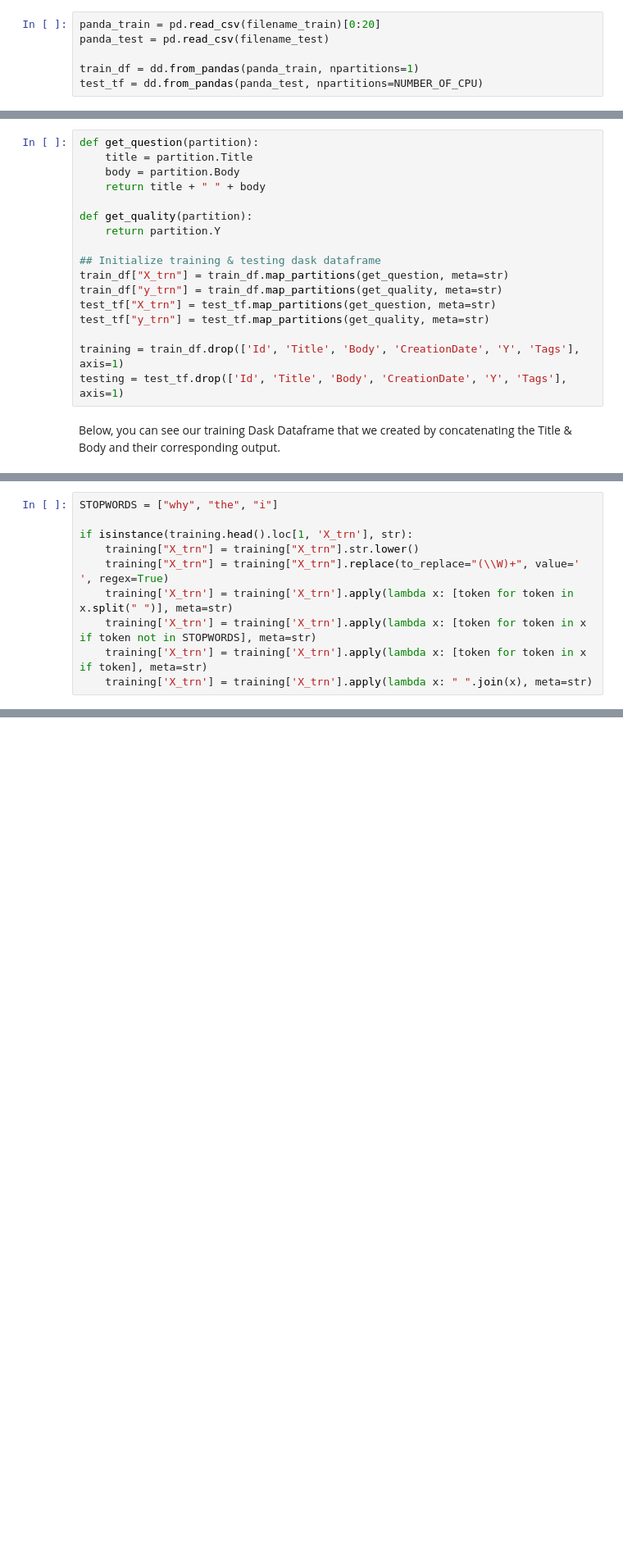
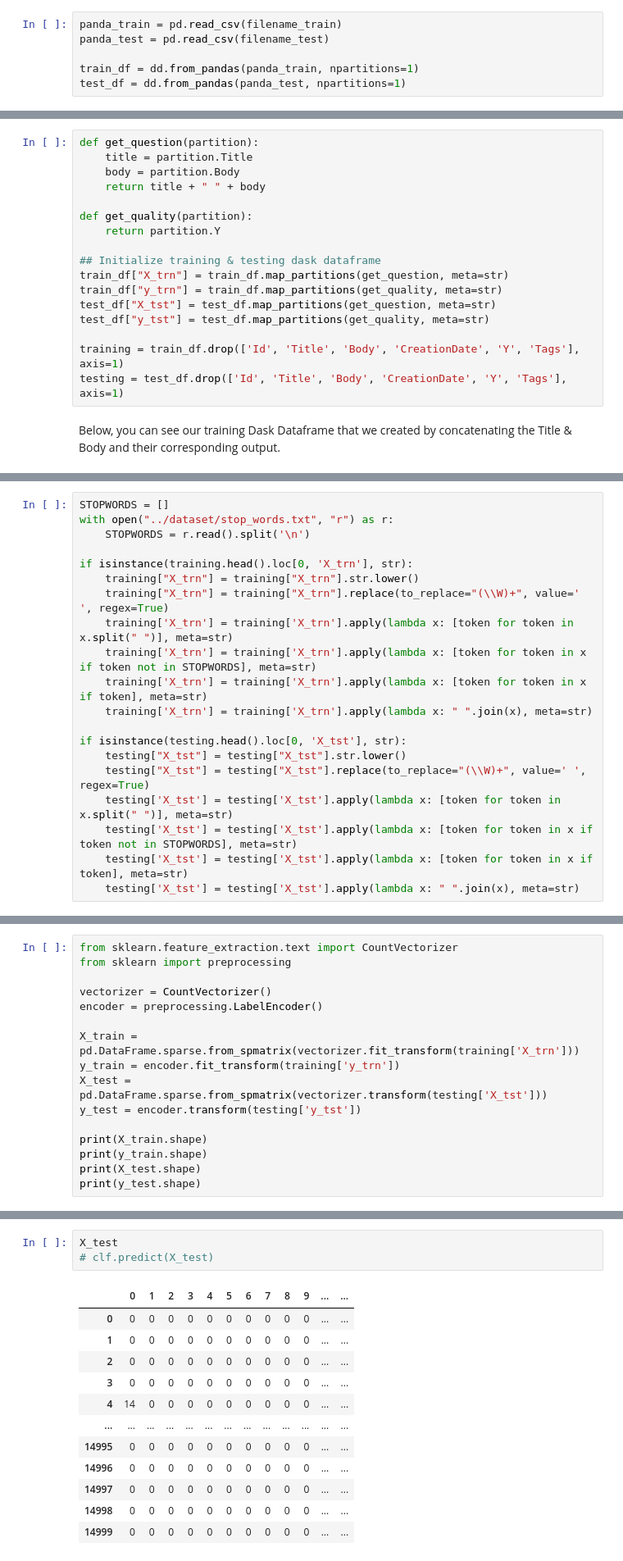
Before and after one commit to mohanadarafe/StackOverflow-Quality-Predictor, a Jupyter notebook: dask/dask_data_exploration.ipynb, the cells around one changed output, grey strips where cells are left out. Shown at 82% size. Drawn from its saved outputs; the diff is of its cells as text; blank space fills up the shorter version.

```diff
--- a/dask/dask_data_exploration.ipynb
+++ b/dask/dask_data_exploration.ipynb
@@ -17,11 +13,11 @@ NUMBER_OF_CPU = multiprocessing.cpu_count()
 # %% [markdown]
 # Load data in Dask Dataframe
 # %%
-panda_train = pd.read_csv(filename_train)[0:20]
+panda_train = pd.read_csv(filename_train)
 panda_test = pd.read_csv(filename_test)
 
 train_df = dd.from_pandas(panda_train, npartitions=1)
-test_tf = dd.from_pandas(panda_test, npartitions=NUMBER_OF_CPU)
+test_df = dd.from_pandas(panda_test, npartitions=1)
 # %% [markdown]
 Below, we can see that the dataframe is succesfully imported into a Dask dataframe. Now, we need to extract the information we need & build a trainig & testing Dataframe that we will use for the later stages.
 
@@ -49,11 +45,11 @@ def get_quality(partition):
 ## Initialize training & testing dask dataframe
 train_df["X_trn"] = train_df.map_partitions(get_question, meta=str)
 train_df["y_trn"] = train_df.map_partitions(get_quality, meta=str)
-test_tf["X_trn"] = test_tf.map_partitions(get_question, meta=str)
-test_tf["y_trn"] = test_tf.map_partitions(get_quality, meta=str)
+test_df["X_tst"] = test_df.map_partitions(get_question, meta=str)
+test_df["y_tst"] = test_df.map_partitions(get_quality, meta=str)
 
 training = train_df.drop(['Id', 'Title', 'Body', 'CreationDate', 'Y', 'Tags'], axis=1)
-testing = test_tf.drop(['Id', 'Title', 'Body', 'CreationDate', 'Y', 'Tags'], axis=1)
+testing = test_df.drop(['Id', 'Title', 'Body', 'CreationDate', 'Y', 'Tags'], axis=1)
 # %% [markdown]
 Below, you can see our training Dask Dataframe that we created by concatenating the Title & Body and their corresponding output.
 # %%
@@ -80,12 +69,22 @@ In this part, we will preprocess our data by cleaning the text. Then, we will bu
 # %%
-STOPWORDS = ["why", "the", "i"]
+STOPWORDS = []
+with open("../dataset/stop_words.txt", "r") as r:
+    STOPWORDS = r.read().split('\n')
 
-if isinstance(training.head().loc[1, 'X_trn'], str):
+if isinstance(training.head().loc[0, 'X_trn'], str):
     training["X_trn"] = training["X_trn"].str.lower()
     training["X_trn"] = training["X_trn"].replace(to_replace="(\\W)+", value=' ', regex=True)
     training['X_trn'] = training['X_trn'].apply(lambda x: [token for token in x.split(" ")], meta=str)
     training['X_trn'] = training['X_trn'].apply(lambda x: [token for token in x if token not in STOPWORDS], meta=str)
     training['X_trn'] = training['X_trn'].apply(lambda x: [token for token in x if token], meta=str)
     training['X_trn'] = training['X_trn'].apply(lambda x: " ".join(x), meta=str)
+
+if isinstance(testing.head().loc[0, 'X_tst'], str):
+    testing["X_tst"] = testing["X_tst"].str.lower()
+    testing["X_tst"] = testing["X_tst"].replace(to_replace="(\\W)+", value=' ', regex=True)
+    testing['X_tst'] = testing['X_tst'].apply(lambda x: [token for token in x.split(" ")], meta=str)
+    testing['X_tst'] = testing['X_tst'].apply(lambda x: [token for token in x if token not in STOPWORDS], meta=str)
+    testing['X_tst'] = testing['X_tst'].apply(lambda x: [token for token in x if token], meta=str)
+    testing['X_tst'] = testing['X_tst'].apply(lambda x: " ".join(x), meta=str)
 # %%
 print(training.head().loc[0, 'X_trn'])
@@ -106,0 +103,16 @@ X_train, X_test, y_train, y_test = train_test_split(X_trn_countMatrix, y_trn_enc
+# %%
+from sklearn.feature_extraction.text import CountVectorizer
+from sklearn import preprocessing
+
+vectorizer = CountVectorizer()
+encoder = preprocessing.LabelEncoder()
+
+X_train = pd.DataFrame.sparse.from_spmatrix(vectorizer.fit_transform(training['X_trn']))
+y_train = encoder.fit_transform(training['y_trn'])
+X_test = pd.DataFrame.sparse.from_spmatrix(vectorizer.transform(testing['X_tst']))
+y_test = encoder.transform(testing['y_tst'])
+
+print(X_train.shape)
+print(y_train.shape)
+print(X_test.shape)
+print(y_test.shape)
@@ -106,0 +135,16 @@ X_train, X_test, y_train, y_test = train_test_split(X_trn_countMatrix, y_trn_enc
+# %%
+X_test
+# clf.predict(X_test)
+# %% [output]
+|  | 0 | 1 | 2 | 3 | 4 | 5 | 6 | 7 | 8 | 9 | ... | ... |
+| 0 | 0 | 0 | 0 | 0 | 0 | 0 | 0 | 0 | 0 | 0 | ... | ... |
+| 1 | 0 | 0 | 0 | 0 | 0 | 0 | 0 | 0 | 0 | 0 | ... | ... |
+| 2 | 0 | 0 | 0 | 0 | 0 | 0 | 0 | 0 | 0 | 0 | ... | ... |
+| 3 | 0 | 0 | 0 | 0 | 0 | 0 | 0 | 0 | 0 | 0 | ... | ... |
+| 4 | 14 | 0 | 0 | 0 | 0 | 0 | 0 | 0 | 0 | 0 | ... | ... |
+| ... | ... | ... | ... | ... | ... | ... | ... | ... | ... | ... | ... | ... |
+| 14995 | 0 | 0 | 0 | 0 | 0 | 0 | 0 | 0 | 0 | 0 | ... | ... |
+| 14996 | 0 | 0 | 0 | 0 | 0 | 0 | 0 | 0 | 0 | 0 | ... | ... |
+| 14997 | 0 | 0 | 0 | 0 | 0 | 0 | 0 | 0 | 0 | 0 | ... | ... |
+| 14998 | 0 | 0 | 0 | 0 | 0 | 0 | 0 | 0 | 0 | 0 | ... | ... |
+| 14999 | 0 | 0 | 0 | 0 | 0 | 0 | 0 | 0 | 0 | 0 | ... | ... |
```
Also changed, not shown: parts of 14 cells of this notebook.
